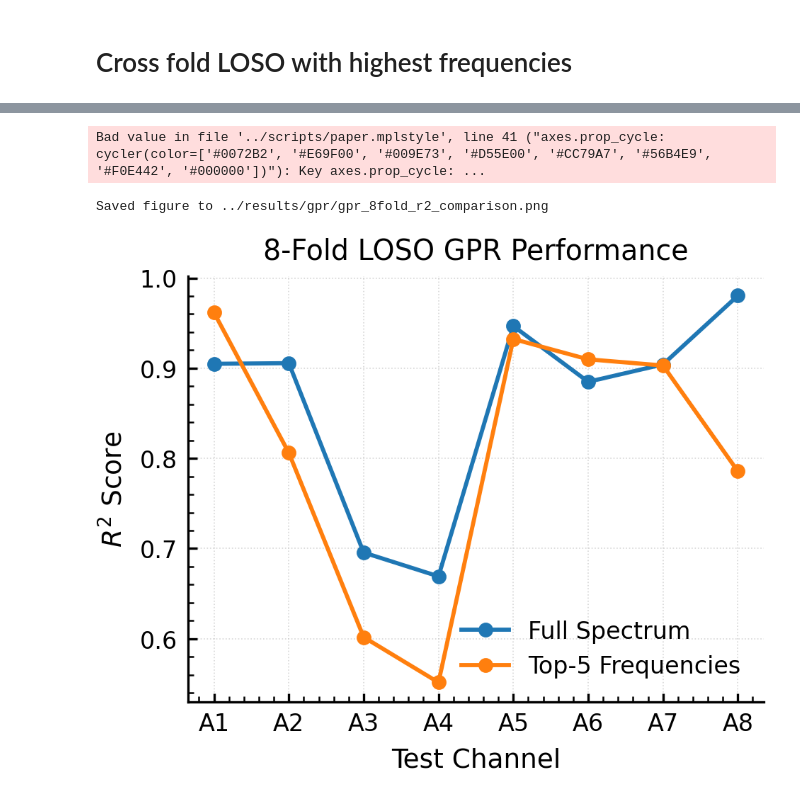
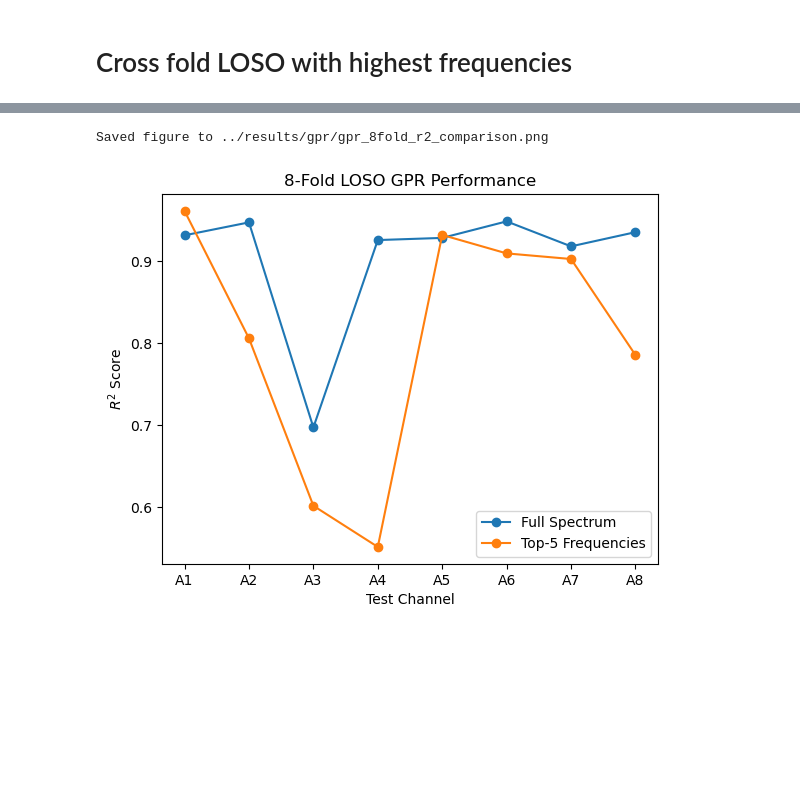
Before and after one commit to NithinJakrebet/eis-ml, a Jupyter notebook: notebooks/gpr.ipynb, the cells around one changed output, grey strips where cells are left out. Cells and saved outputs as stored; diff of their text form; code cells hidden in the pictures; blank space fills up the shorter version.

```diff
--- a/notebooks/gpr.ipynb
+++ b/notebooks/gpr.ipynb
@@ -47,7 +70,7 @@ MAE: 0.1403
 # %% [markdown]
 # Binning split
 # %%
-X_train_bin, X_test_bin, y_train_bin, y_test_bin = load_and_prepare_data(data_folder="../data/04-03-24",method='bin_and_split')
+X_train_bin, X_test_bin, y_train_bin, y_test_bin = load_and_prepare_data(data_folder="../data/Li_highC_25C",method='bin_and_split')
 # %% [output]
 X_train: (1727, 66), y_train: (1727,)
 X_test: (471, 66), y_test: (471,)
@@ -56,7 +79,6 @@ Test capacity range: 0.0 - 1.0 mAh
 # %%
 cap_model = gpr.train_capacity_gpr_fast(
     X_train_bin, y_train_bin,
-    subset_size=300,
     top_k_freqs=None
 )
 # %%
@@ -101,8 +123,8 @@ Weights: [8.89071414e-01 5.00000000e-01 1.18085518e-01 4.17280640e-02
 def loso(train_channels, test_channels):
     train_channels_data = {}
     test_channels_data = {}
-    for channel in train_channels: train_channels_data[channel] = load_single_channel("../data/04-03-24", channel)
-    for channel in test_channels: test_channels_data[channel] = load_single_channel("../data/04-03-24", channel)
+    for channel in train_channels: train_channels_data[channel] = load_single_channel("../data/Li_highC_25C", channel)
+    for channel in test_channels: test_channels_data[channel] = load_single_channel("../data/Li_highC_25C", channel)
     train_dfs = list(train_channels_data.values())
     test_dfs = list(test_channels_data.values())
 
@@ -206,27 +275,0 @@ freqs_hz = [
-# %%
-for test_cell in CHANNELS:
-    # 1) LOSO split
-    train_cells = [c for c in CHANNELS if c != test_cell]
-    df_train, df_test = loso(train_cells, [test_cell])
-
-    X_train, y_train = build_model_input(df_train)
-
-    # 3) train fast capacity GP (Zhang-style ARD)
-    model = gpr.train_capacity_gpr_fast(
-        X_train, y_train,
-        subset_size=500,     # you can tune
-        top_k_freqs=None     # keep all freqs here to get full ARD profile
-    )
-
-    # 4) ARD weights (per feature), then split into Re/Im and average per frequency
-    w = gpr.ard_frequency_weights(model)     # length 2*Nfreq
-    n_freq = w.size // 2
-    w_re = w[:n_freq]
-    w_im = w[n_freq:]
-
-    # optional: normalize per fold so curves are comparable (comment out if not desired)
-    w_re = w_re / (np.max(w_re) + 1e-12)
-    w_im = w_im / (np.max(w_im) + 1e-12)
-
-    W_re.append(w_re)
-    W_im.append(w_im)
@@ -434,36 +405,32 @@ df_top  = df_top.rename(columns={name_col: "channel"})
 # Drop optional summary row (e.g., "_mean_") if present
 df_full = df_full[df_full["channel"].astype(str) != "_mean_"].copy()
 df_top  = df_top[df_top["channel"].astype(str)  != "_mean_"].copy()
 
 # Tag model type
 df_full["model"] = "Full Spectrum"
 df_top["model"]  = "Top-5 Frequencies"
 
 # Combine + sort channels
 df = pd.concat([df_full, df_top], ignore_index=True)
 order = ["A1","A2","A3","A4","A5","A6","A7","A8"]
 df["channel"] = pd.Categorical(df["channel"], categories=order, ordered=True)
 df = df.sort_values("channel")
 
-# Apply paper style
-plt.style.use("../scripts/paper.mplstyle")
-
 # --- R² comparison plot ---
 fig, ax = plt.subplots()
 for model, sub in df.groupby("model"):
     ax.plot(sub["channel"], sub["r2"], marker="o", label=model)
 
 ax.set_xlabel("Test Channel")
 ax.set_ylabel(r"$R^2$ Score")
 ax.set_title("8-Fold LOSO GPR Performance")
 ax.legend()
 
 out_path = results_dir / "gpr_8fold_r2_comparison.png"
 fig.savefig(out_path)
 print(f"Saved figure to {out_path}")
 
 plt.show()
 # %% [output]
-Bad value in file '../scripts/paper.mplstyle', line 41 ("axes.prop_cycle: cycler(color=['#0072B2', '#E69F00', '#009E73', '#D55E00', '#CC79A7', '#56B4E9', '#F0E442', '#000000'])"): Key axes.prop_cycle: ...
+Saved figure to ../results/gpr/gpr_8fold_r2_comparison.png
-Saved figure to ../results/gpr/gpr_8fold_r2_comparison.png
-[figure, old version]
+[figure, new version]
```
Also changed, not shown: parts of 21 cells of this notebook, 45 other files.
